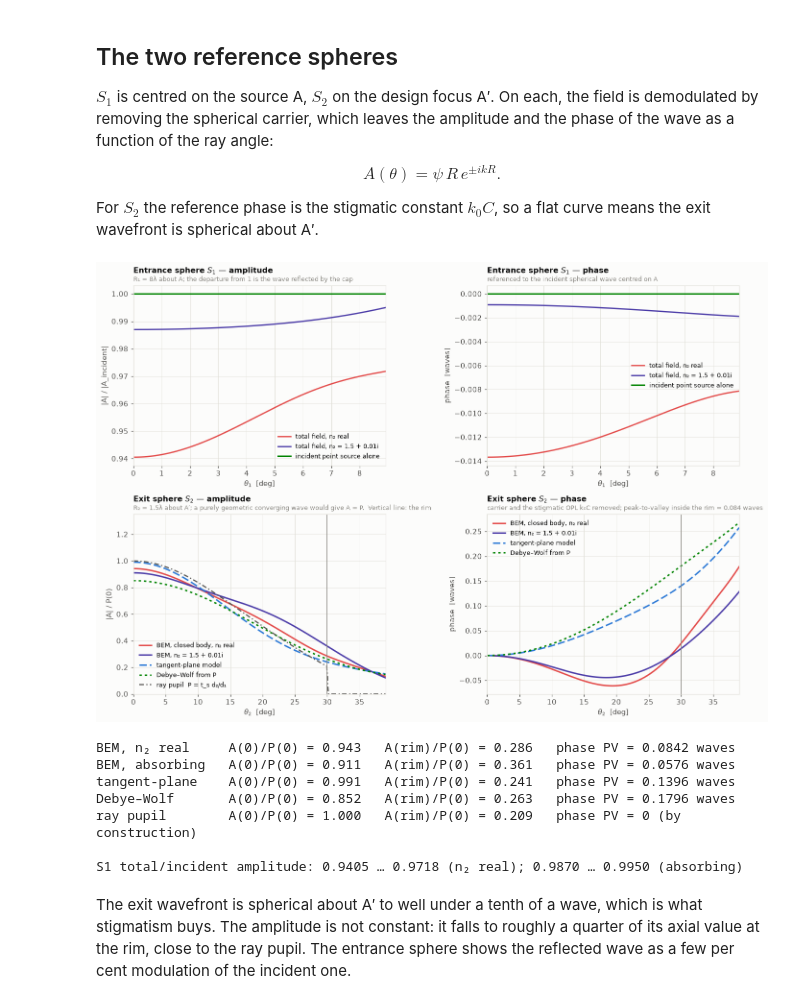
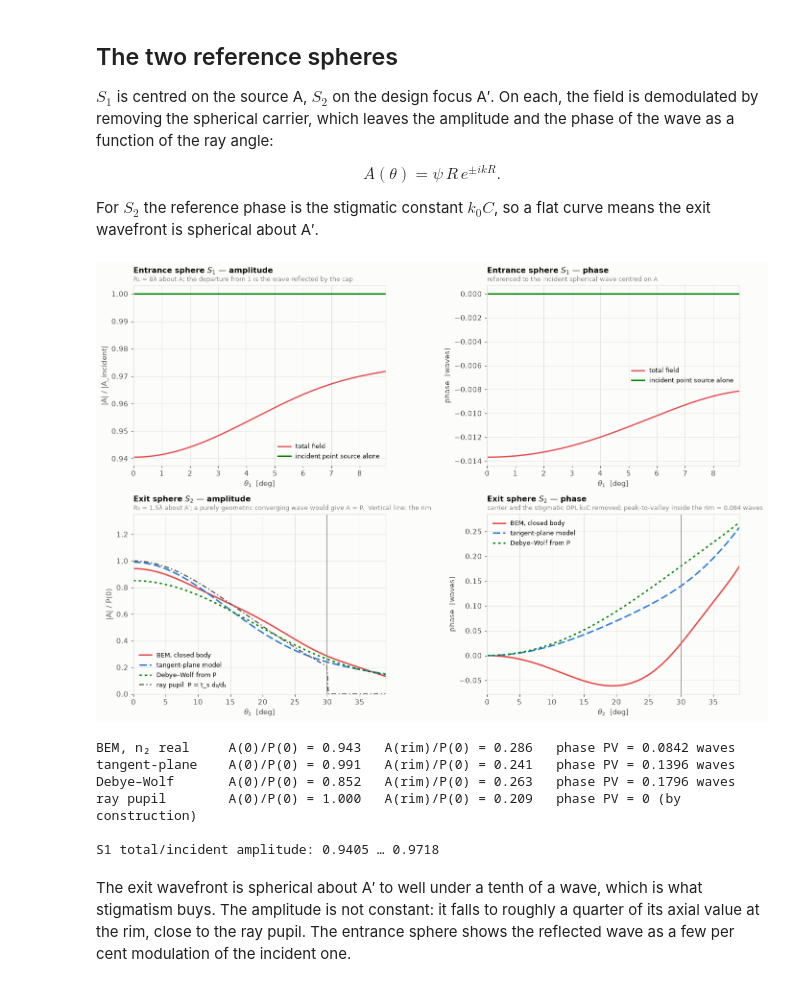
Before and after one commit to blancusjh/Diffractor, a Jupyter notebook: notebooks/03_stigmatic_focus.ipynb, the cells around one changed output. Drawn from its saved outputs; the diff is of its cells as text; code cells hidden in the pictures.

```diff
--- a/notebooks/03_stigmatic_focus.ipynb
+++ b/notebooks/03_stigmatic_focus.ipynb
@@ -64,23 +60,20 @@ def geometry_overlay(ax, D, shroud=True):
     ax.plot(zi_, 0, "*", ms=13, color=EDGE, mec="black", mew=.6)
     ax.set_ylim(-5.2, 5.2)
 
-fig, ax = plt.subplots(3, 1, figsize=(13.5, 13.0))
+fig, ax = plt.subplots(2, 1, figsize=(13.5, 9.0))
 psi_po = PO["psi"].copy(); psi_po[~OV["inside"]] = np.nan
 rows = [(ax[0], OV["psi"], OV, True,
-         "Boundary-integral solution, lossless interior  n₂ = 1.5",
-         f"Müller BOR-BEM, N = {int(OV['N'])} panels · whole closed body"),
-        (ax[1], AB["psi"], AB, True,
-         "Boundary-integral solution, absorbing interior  n₂ = 1.5 + 0.01i",
-         f"Müller BOR-BEM, N = {int(AB['N'])} panels · whole closed body"),
-        (ax[2], psi_po, OV, False,
-         "Tangent-plane model on the cap alone,  n₂ = 1.5",
+         "Boundary-integral solution, lossless interior  n\u2082 = 1.5",
+         f"M\u00fcller BOR-BEM, N = {int(OV['N'])} panels \u00b7 whole closed body"),
+        (ax[1], psi_po, OV, False,
+         "Tangent-plane model on the cap alone,  n\u2082 = 1.5",
          f"Fresnel-transmitted field on the {int(PO['n_cap'])} cap panels, "
          f"propagated by the Helmholtz surface representation")]
 for a, psi, D, shroud, head, sub in rows:
     im = meridional(a, D["rg"], D["zg"], psi, focal_peak(OV, psi))
     geometry_overlay(a, D, shroud)
     plt.colorbar(im, ax=a, fraction=0.019, pad=0.01).set_label(
-        "log₁₀ ( |ψ| / peak )", fontsize=8.5)
+        "log\u2081\u2080 ( |\u03c8| / peak )", fontsize=8.5)
     ttl(a, head, sub)
 plt.tight_layout(); plt.show()
 # %% [output]
@@ -169,61 +161,57 @@ def rel_phase(A):
 
 fig, ax = plt.subplots(2, 2, figsize=(13.0, 8.8))
 
-for D, col, lab in ((OV, RED, "n₂ real"), (AB, VIOLET, "n₂ = 1.5 + 0.01i")):
-    t1 = np.degrees(D["th1"])
-    ax[0, 0].plot(t1, np.abs(D["A1"]) / np.abs(D["A1_inc"]), color=col, lw=1.8,
-                  label="total field, " + lab)
-    ax[0, 1].plot(t1, np.angle(D["A1"] / D["A1_inc"]) / (2 * np.pi), color=col,
-                  lw=1.8, label="total field, " + lab)
+t1 = np.degrees(OV["th1"])
+ax[0, 0].plot(t1, np.abs(OV["A1"]) / np.abs(OV["A1_inc"]), color=RED, lw=1.8,
+              label="total field")
+ax[0, 1].plot(t1, np.angle(OV["A1"] / OV["A1_inc"]) / (2 * np.pi), color=RED,
+              lw=1.8, label="total field")
 for a, yl in ((ax[0, 0], "|A| / |A_incident|"), (ax[0, 1], "phase  [waves]")):
     a.axhline(1.0 if a is ax[0, 0] else 0.0, color=GREEN, lw=2.0,
               label="incident point source alone")
     a.set_xlabel(r"$\theta_1$  [deg]"); a.set_ylabel(yl)
     a.set_xlim(0, np.degrees(float(OV["th1"][-1])))
 ax[0, 0].legend(fontsize=8.5, loc="lower right")
 ax[0, 1].legend(fontsize=8.5, loc="center right")
-ttl(ax[0, 0], "Entrance sphere $S_1$ — amplitude",
-    f"R₁ = {float(OV['R1']):.0f}λ about A; the departure from 1 is the wave "
+ttl(ax[0, 0], "Entrance sphere $S_1$ \u2014 amplitude",
+    f"R\u2081 = {float(OV['R1']):.0f}\u03bb about A; the departure from 1 is the wave "
     f"reflected by the cap")
-ttl(ax[0, 1], "Entrance sphere $S_1$ — phase",
+ttl(ax[0, 1], "Entrance sphere $S_1$ \u2014 phase",
     "referenced to the incident spherical wave centred on A")
 
 P0 = float(np.abs(OV["A2_ray"][0]))
 t2 = np.degrees(OV["th2"])
-S2 = [(OV["A2"], OV["th2"], RED, "-", "BEM, closed body, n₂ real"),
-      (AB["A2"], AB["th2"], VIOLET, "-", "BEM, n₂ = 1.5 + 0.01i"),
+S2 = [(OV["A2"], OV["th2"], RED, "-", "BEM, closed body"),
       (PO["A2"], PO["th2"], BLUE, (0, (5, 2)), "tangent-plane model"),
-      (OV["A2_dw"], OV["th2"], GREEN, (0, (1.6, 2)), "Debye–Wolf from P")]
+      (OV["A2_dw"], OV["th2"], GREEN, (0, (1.6, 2)), "Debye\u2013Wolf from P")]
 for A, th, col, ls, lab in S2:
-    norm = float(np.abs(AB["A2_ray"][0])) if col is VIOLET else P0
-    ax[1, 0].plot(np.degrees(th), np.abs(A) / norm, color=col, lw=2.0, ls=ls,
+    ax[1, 0].plot(np.degrees(th), np.abs(A) / P0, color=col, lw=2.0, ls=ls,
                   label=lab)
     ax[1, 1].plot(np.degrees(th), rel_phase(A), color=col, lw=2.0, ls=ls,
                   label=lab)
 ax[1, 0].plot(t2, OV["A2_ray"] / P0, color=INK2, lw=1.6, ls=(0, (4, 2, 1, 2)),
-              label="ray pupil  P = t_s d₂/d₁")
+              label="ray pupil  P = t_s d\u2082/d\u2081")
 for a in (ax[1, 0], ax[1, 1]):
     a.axvline(thm, color=MUTED, lw=1.0)
     a.set_xlabel(r"$\theta_2$  [deg]"); a.set_xlim(0, t2[-1])
 ax[1, 0].set_ylim(0, 1.35); ax[1, 0].set_ylabel("|A| / P(0)")
 ax[1, 1].set_ylabel("phase  [waves]")
 ax[1, 0].legend(fontsize=8.5, loc="lower left")
 ax[1, 1].legend(fontsize=8.5, loc="upper left")
 inn = OV["th2"] <= float(OV["th2max"])
-ttl(ax[1, 0], "Exit sphere $S_2$ — amplitude",
-    f"R₂ = {float(OV['R2']):.1f}λ about A′; a purely geometric converging wave "
+ttl(ax[1, 0], "Exit sphere $S_2$ \u2014 amplitude",
+    f"R\u2082 = {float(OV['R2']):.1f}\u03bb about A\u2032; a purely geometric converging wave "
     f"would give A = P.  Vertical line: the rim")
-ttl(ax[1, 1], "Exit sphere $S_2$ — phase",
-    f"carrier and the stigmatic OPL k₀C removed; peak-to-valley inside the rim "
+ttl(ax[1, 1], "Exit sphere $S_2$ \u2014 phase",
+    f"carrier and the stigmatic OPL k\u2080C removed; peak-to-valley inside the rim "
     f"= {np.ptp(rel_phase(OV['A2'])[inn]):.3f} waves")
 plt.tight_layout(); plt.show()
 # %% [output]
-[figure, old version]
+[figure, new version]
 # %%
-# each case is scaled by its OWN ray pupil on the axis: for the absorbing
-# run P already carries the absorption along the two legs.
-for nm, A, D in (("BEM, n₂ real", OV["A2"], OV), ("BEM, absorbing", AB["A2"], AB),
-                 ("tangent-plane", PO["A2"], OV), ("Debye–Wolf", OV["A2_dw"], OV)):
+inn = OV["th2"] <= float(OV["th2max"])
+for nm, A, D in (("BEM, n\u2082 real", OV["A2"], OV),
+                 ("tangent-plane", PO["A2"], OV), ("Debye\u2013Wolf", OV["A2_dw"], OV)):
     r = np.abs(A)[inn] / float(np.abs(D["A2_ray"][0]))
     print(f"{nm:16s} A(0)/P(0) = {r[0]:.3f}   A(rim)/P(0) = {r[-1]:.3f}   "
           f"phase PV = {np.ptp(rel_phase(A)[inn]):.4f} waves")
@@ -231,18 +219,14 @@ print(f"{'ray pupil':16s} A(0)/P(0) = 1.000   "
       f"A(rim)/P(0) = {float(OV['A2_ray'][inn][-1] / OV['A2_ray'][0]):.3f}   "
       f"phase PV = 0 (by construction)")
 s1 = np.abs(OV["A1"] / OV["A1_inc"])
-print(f"\nS1 total/incident amplitude: {s1.min():.4f} … {s1.max():.4f} "
-      f"(n₂ real);", end=" ")
-s1a = np.abs(AB["A1"] / AB["A1_inc"])
-print(f"{s1a.min():.4f} … {s1a.max():.4f} (absorbing)")
+print(f"\nS1 total/incident amplitude: {s1.min():.4f} \u2026 {s1.max():.4f}")
 # %% [output]
 BEM, n₂ real     A(0)/P(0) = 0.943   A(rim)/P(0) = 0.286   phase PV = 0.0842 waves
-BEM, absorbing   A(0)/P(0) = 0.911   A(rim)/P(0) = 0.361   phase PV = 0.0576 waves
 tangent-plane    A(0)/P(0) = 0.991   A(rim)/P(0) = 0.241   phase PV = 0.1396 waves
 Debye–Wolf       A(0)/P(0) = 0.852   A(rim)/P(0) = 0.263   phase PV = 0.1796 waves
 ray pupil        A(0)/P(0) = 1.000   A(rim)/P(0) = 0.209   phase PV = 0 (by construction)
 
-S1 total/incident amplitude: 0.9405 … 0.9718 (n₂ real); 0.9870 … 0.9950 (absorbing)
+S1 total/incident amplitude: 0.9405 … 0.9718
 # %% [markdown]
 The exit wavefront is spherical about A′ to well under a tenth of a
 wave, which is what stigmatism buys.  The amplitude is not constant: it
```
Also changed, not shown: parts of 6 cells of this notebook, 4 other files.
